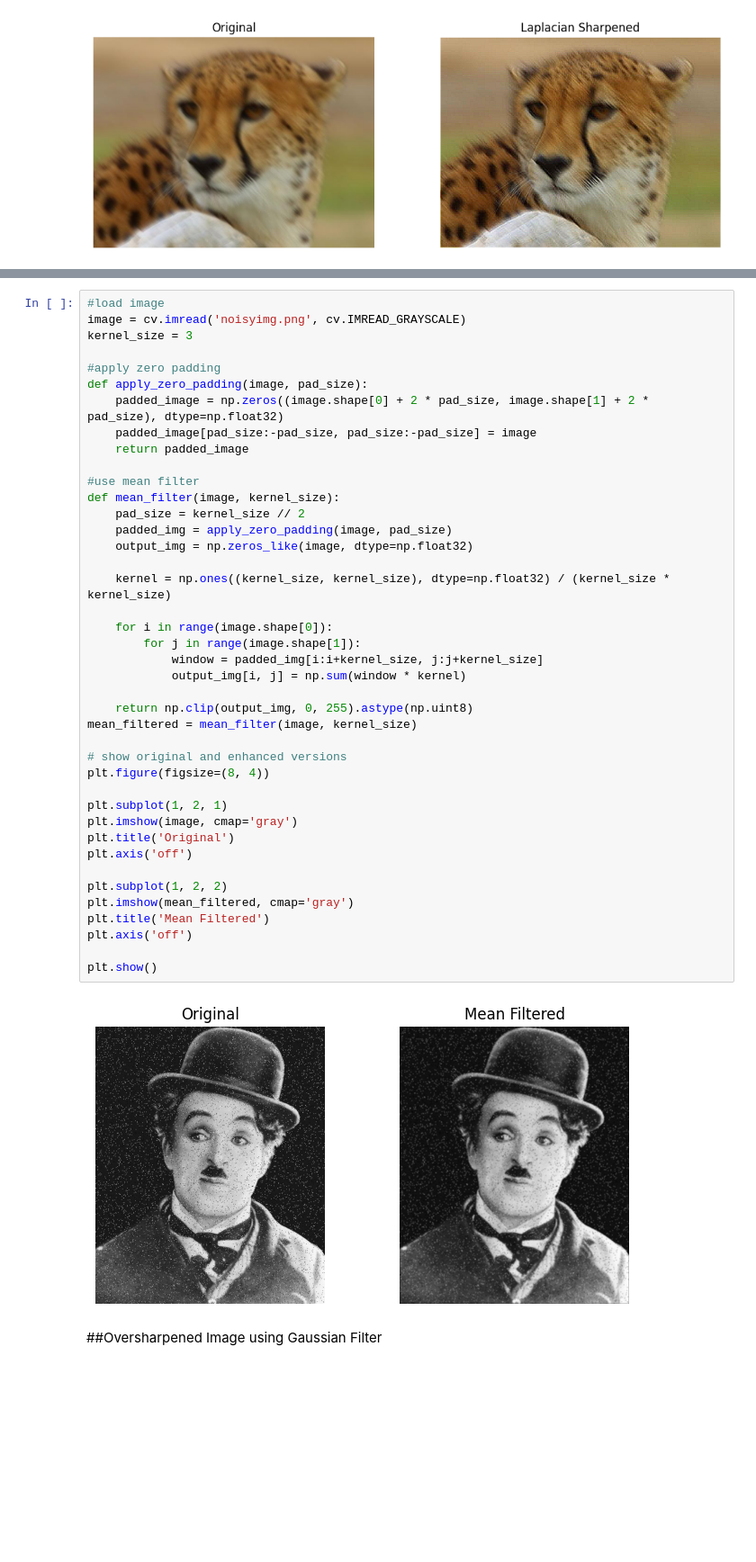
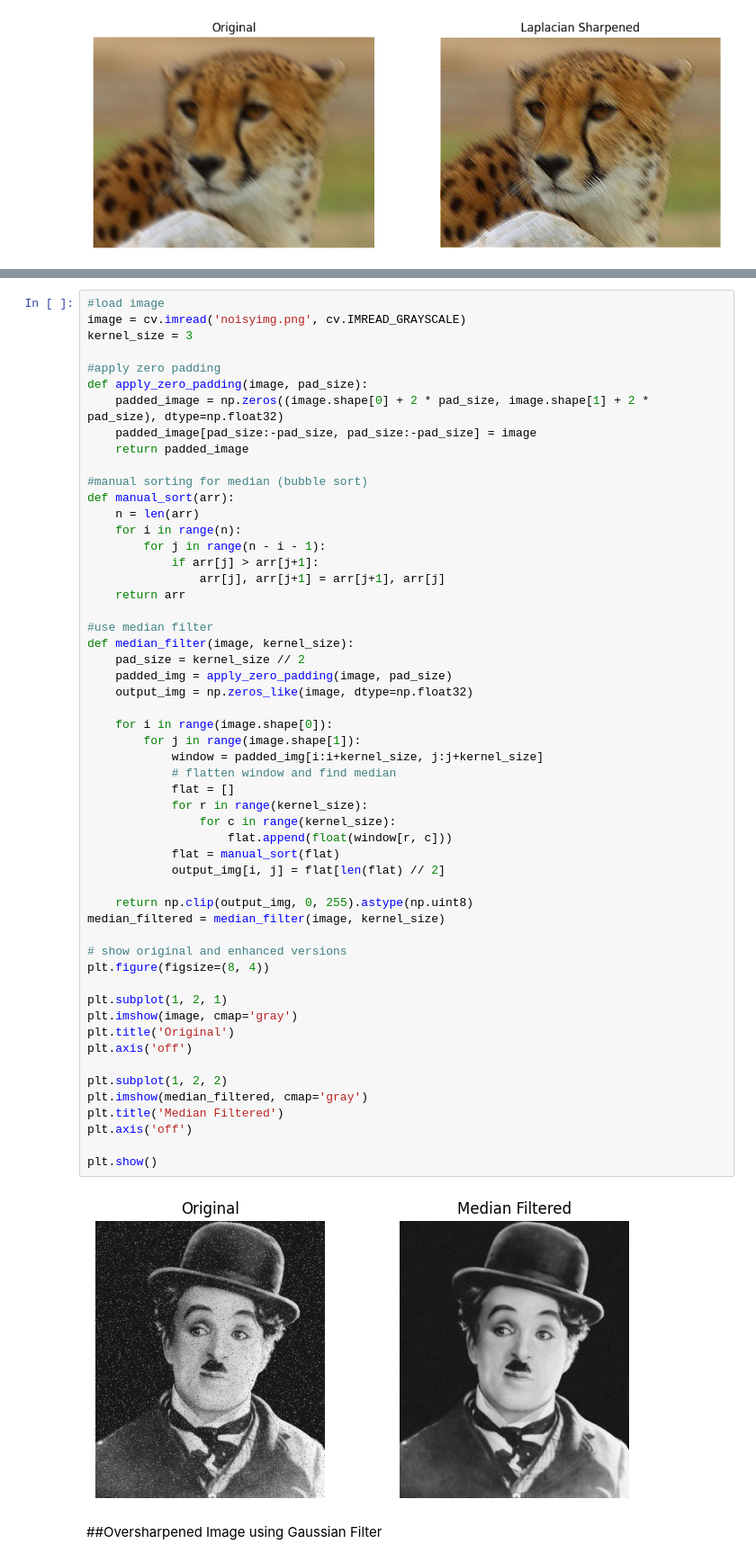
Before and after one commit to Arnold-XV/cvl_assignment1, a Jupyter notebook: CVL_Assignment01.ipynb, the cells around one changed output, grey strips where cells are left out. Shown at 90% size. Cells and saved outputs as stored; diff of their text form; blank space fills up the shorter version.

```diff
--- a/CVL_Assignment01.ipynb
+++ b/CVL_Assignment01.ipynb
@@ -291,42 +291,55 @@ kernel_size = 3
 
 #apply zero padding
 def apply_zero_padding(image, pad_size):
     padded_image = np.zeros((image.shape[0] + 2 * pad_size, image.shape[1] + 2 * pad_size), dtype=np.float32)
     padded_image[pad_size:-pad_size, pad_size:-pad_size] = image
     return padded_image
 
-#use mean filter
-def mean_filter(image, kernel_size):
+#manual sorting for median (bubble sort)
+def manual_sort(arr):
+    n = len(arr)
+    for i in range(n):
+        for j in range(n - i - 1):
+            if arr[j] > arr[j+1]:
+                arr[j], arr[j+1] = arr[j+1], arr[j]
+    return arr
+
+#use median filter
+def median_filter(image, kernel_size):
     pad_size = kernel_size // 2
     padded_img = apply_zero_padding(image, pad_size)
     output_img = np.zeros_like(image, dtype=np.float32)
 
-    kernel = np.ones((kernel_size, kernel_size), dtype=np.float32) / (kernel_size * kernel_size)
-
     for i in range(image.shape[0]):
         for j in range(image.shape[1]):
             window = padded_img[i:i+kernel_size, j:j+kernel_size]
-            output_img[i, j] = np.sum(window * kernel)
+            # flatten window and find median
+            flat = []
+            for r in range(kernel_size):
+                for c in range(kernel_size):
+                    flat.append(float(window[r, c]))
+            flat = manual_sort(flat)
+            output_img[i, j] = flat[len(flat) // 2]
 
     return np.clip(output_img, 0, 255).astype(np.uint8)
-mean_filtered = mean_filter(image, kernel_size)
+median_filtered = median_filter(image, kernel_size)
 
 # show original and enhanced versions
 plt.figure(figsize=(8, 4))
 
 plt.subplot(1, 2, 1)
 plt.imshow(image, cmap='gray')
 plt.title('Original')
 plt.axis('off')
 
 plt.subplot(1, 2, 2)
-plt.imshow(mean_filtered, cmap='gray')
-plt.title('Mean Filtered')
+plt.imshow(median_filtered, cmap='gray')
+plt.title('Median Filtered')
 plt.axis('off')
 
 plt.show()
 # %% [output]
-[figure, old version]
+[figure, new version]
 # %% [markdown]
 ##Oversharpened Image using Gaussian Filter
 # %%
```
Also changed, not shown: parts of 3 cells of this notebook.
